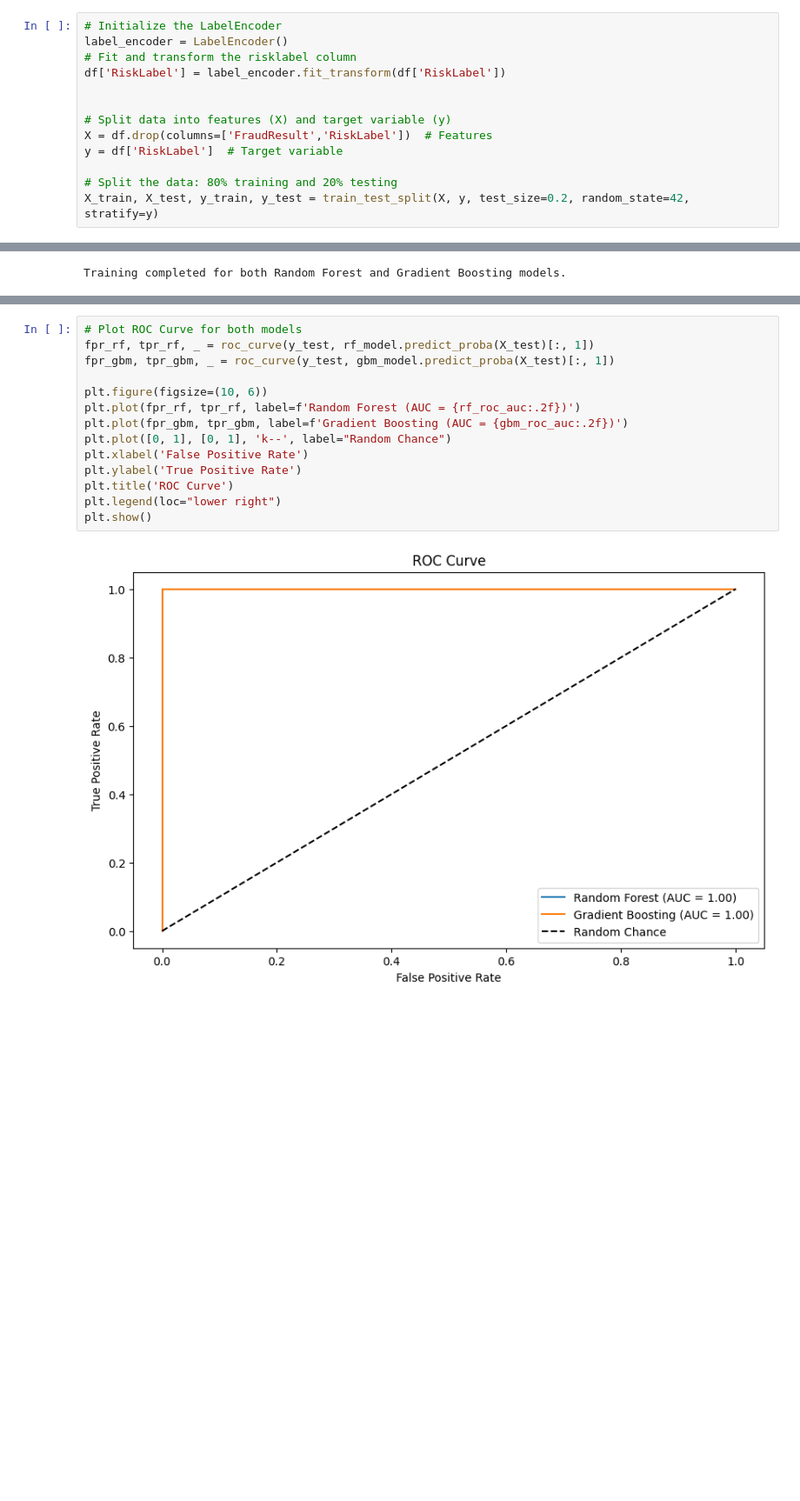
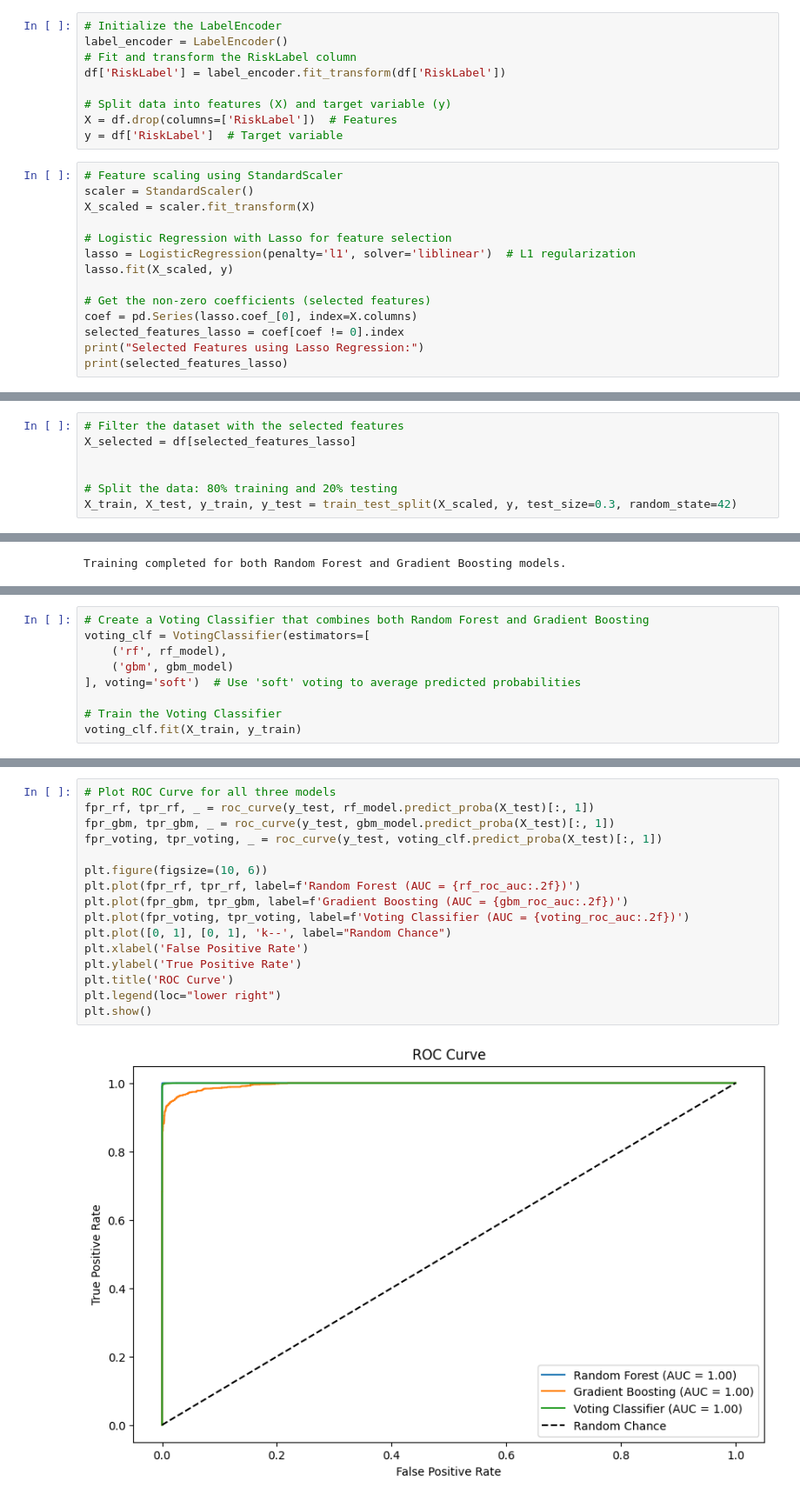
Before and after one commit to yohannestayez/Credit-Scoring-Model, a Jupyter notebook: notebooks/Modelling.ipynb, the cells around one changed output, grey strips where cells are left out. Shown at 87% size. Saved outputs shown, nothing was run; the diff lists cells and outputs as text; blank space fills up the shorter version.

Commit message:
model made and saved

```diff
--- a/notebooks/Modelling.ipynb
+++ b/notebooks/Modelling.ipynb
@@ -24,13 +64,23 @@ Index(['TransactionYear', 'Value', 'ChannelId_woe', 'TransactionAmountStd',
 # %%
 # Initialize the LabelEncoder
 label_encoder = LabelEncoder()
-# Fit and transform the risklabel column
+# Fit and transform the RiskLabel column
 df['RiskLabel'] = label_encoder.fit_transform(df['RiskLabel'])
 
-
 # Split data into features (X) and target variable (y)
-X = df.drop(columns=['FraudResult','RiskLabel'])  # Features
+X = df.drop(columns=['RiskLabel'])  # Features
 y = df['RiskLabel']  # Target variable
-
-# Split the data: 80% training and 20% testing
-X_train, X_test, y_train, y_test = train_test_split(X, y, test_size=0.2, random_state=42, stratify=y)
+# %%
+# Feature scaling using StandardScaler
+scaler = StandardScaler()
+X_scaled = scaler.fit_transform(X)
+
+# Logistic Regression with Lasso for feature selection
+lasso = LogisticRegression(penalty='l1', solver='liblinear')  # L1 regularization
+lasso.fit(X_scaled, y)
+
+# Get the non-zero coefficients (selected features)
+coef = pd.Series(lasso.coef_[0], index=X.columns)
+selected_features_lasso = coef[coef != 0].index
+print("Selected Features using Lasso Regression:")
+print(selected_features_lasso)
@@ -37,3 +95,10 @@ X_train, X_test, y_train, y_test = train_test_split(X, y, test_size=0.2, random_
+# %%
+# Filter the dataset with the selected features
+X_selected = df[selected_features_lasso]
+
+
+# Split the data: 80% training and 20% testing
+X_train, X_test, y_train, y_test = train_test_split(X_scaled, y, test_size=0.3, random_state=42)
 # %%
 # Initialize the models
 rf_model = RandomForestClassifier(random_state=42)
@@ -131,0 +196,9 @@ GBM CV Average Score: 1.0
+# %%
+# Create a Voting Classifier that combines both Random Forest and Gradient Boosting
+voting_clf = VotingClassifier(estimators=[
+    ('rf', rf_model),
+    ('gbm', gbm_model)
+], voting='soft')  # Use 'soft' voting to average predicted probabilities
+
+# Train the Voting Classifier
+voting_clf.fit(X_train, y_train)
@@ -132,16 +221,18 @@ GBM CV Average Score: 1.0
 # %%
-# Plot ROC Curve for both models
+# Plot ROC Curve for all three models
 fpr_rf, tpr_rf, _ = roc_curve(y_test, rf_model.predict_proba(X_test)[:, 1])
 fpr_gbm, tpr_gbm, _ = roc_curve(y_test, gbm_model.predict_proba(X_test)[:, 1])
+fpr_voting, tpr_voting, _ = roc_curve(y_test, voting_clf.predict_proba(X_test)[:, 1])
 
 plt.figure(figsize=(10, 6))
 plt.plot(fpr_rf, tpr_rf, label=f'Random Forest (AUC = {rf_roc_auc:.2f})')
 plt.plot(fpr_gbm, tpr_gbm, label=f'Gradient Boosting (AUC = {gbm_roc_auc:.2f})')
+plt.plot(fpr_voting, tpr_voting, label=f'Voting Classifier (AUC = {voting_roc_auc:.2f})')
 plt.plot([0, 1], [0, 1], 'k--', label="Random Chance")
 plt.xlabel('False Positive Rate')
 plt.ylabel('True Positive Rate')
 plt.title('ROC Curve')
 plt.legend(loc="lower right")
 plt.show()
 # %% [output]
-[figure, old version]
+[figure, new version]
```
Also changed, not shown: parts of 14 cells of this notebook, 2 other files.
